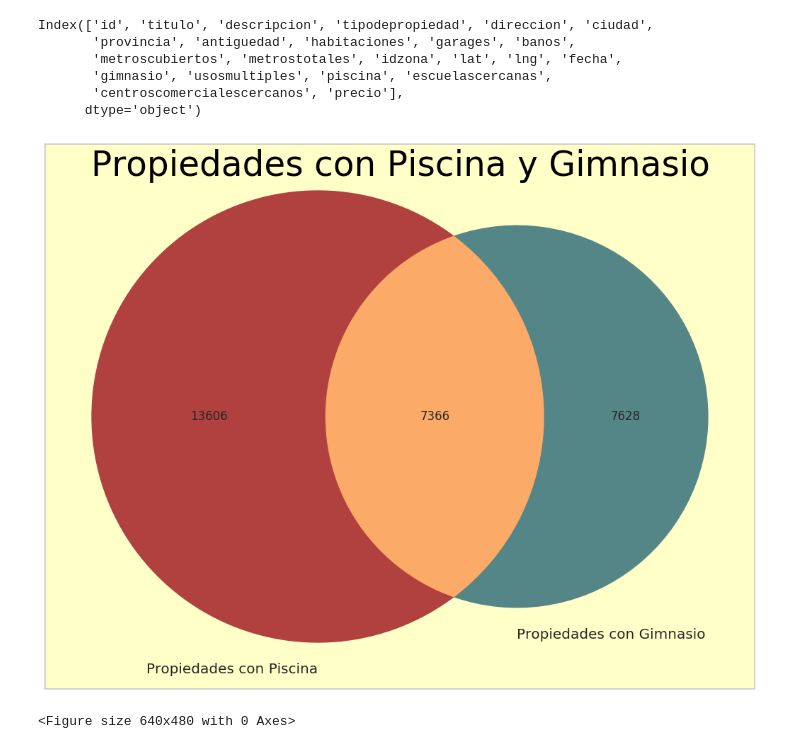
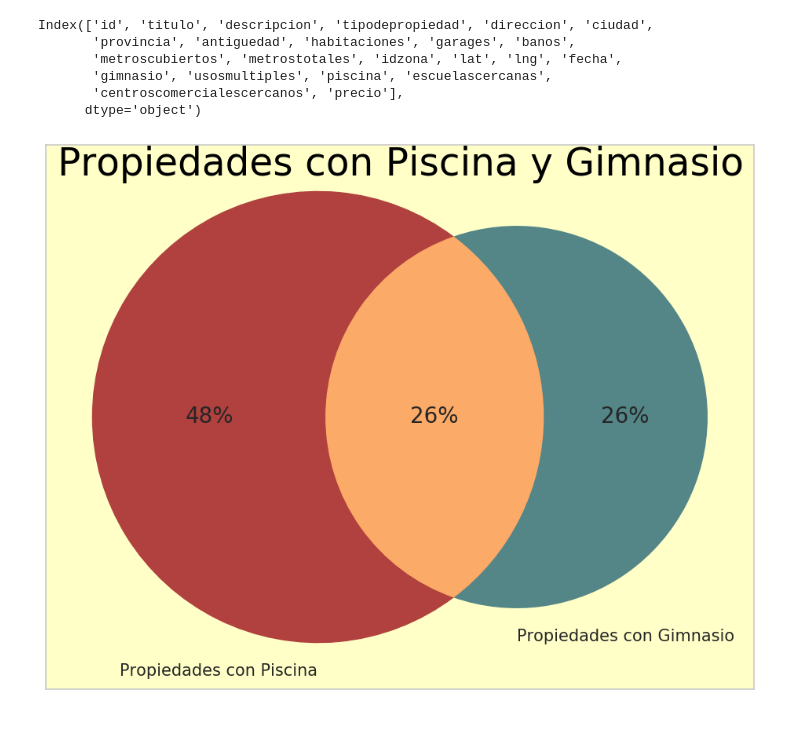
Before and after one commit to nicomatex/datos_tp1_2c2019, a Jupyter notebook: notebooks/Propiedades con Piscina y Gimnasio/Propiedades con Piscina y Gimnasio.ipynb, the cells around one changed output. Cells and saved outputs as stored; diff of their text form; code cells hidden in the pictures.

Commit message:
Modificado el diagrama de Venn de Propiedades con Piscina y Gimnasio

```diff
--- a/notebooks/Propiedades con Piscina y Gimnasio/Propiedades con Piscina y Gimnasio.ipynb
+++ b/notebooks/Propiedades con Piscina y Gimnasio/Propiedades con Piscina y Gimnasio.ipynb
@@ -47,6 +47,7 @@ Index(['id', 'titulo', 'descripcion', 'tipodepropiedad', 'direccion', 'ciudad',
       dtype='object')
 # %%
 df2 = df.loc[(~df['piscina'].isnull()) & (~df['gimnasio'].isnull())].copy()
+cant_con_piscina_o_gimnasio = len(df2.loc[(df2['piscina']== True) | (df2['gimnasio']==True)])
 # %%
 ids_con_piscina = set(df2.loc[df2['piscina'] == True].id)
 # %%
@@ -54,19 +58,32 @@ ids_con_gimnasio = set(df2.loc[df2['gimnasio'] == True].id)
 # %%
-plt.figure(figsize=(20, 10))
+plt.figure(figsize=(18, 9))
 g = venn2([ids_con_piscina,ids_con_gimnasio],set_labels=('A','B'),alpha=1)
 plt.text(0,0.5,'Propiedades con Piscina y Gimnasio', ha='center', va='bottom', size=35, color='#000000' )
 plt.gca().set_facecolor('#FFFFC7')
 plt.gca().set_axis_on()
 g.get_label_by_id('A').set_text("Propiedades con Piscina")
 g.get_label_by_id('B').set_text("Propiedades con Gimnasio")
+g.get_label_by_id('A').set_size(15)
+g.get_label_by_id('B').set_size(15)
+
 g.get_patch_by_id('10').set_alpha(1.0)
 g.get_patch_by_id('10').set_color('#B0413E')
+porcentaje10 = int(round(100*float(g.get_label_by_id('10').get_text())/cant_con_piscina_o_gimnasio))
+g.get_label_by_id('10').set_text(f"{porcentaje10}%")
+g.get_label_by_id('10').set_size(20)
+
 g.get_patch_by_id('01').set_alpha(1.0)
 g.get_patch_by_id('01').set_color('#548687')
+porcentaje01 = int(round(100*float(g.get_label_by_id('01').get_text())/cant_con_piscina_o_gimnasio))-1
+g.get_label_by_id('01').set_text(f"{porcentaje01}%")
+g.get_label_by_id('01').set_size(20)
+
 g.get_patch_by_id('11').set_alpha(1.0)
 g.get_patch_by_id('11').set_color('#FCAA67')
-plt.show()
+porcentaje11 = int(round(100*float(g.get_label_by_id('11').get_text())/cant_con_piscina_o_gimnasio))
+g.get_label_by_id('11').set_text(f"{porcentaje11}%")
+g.get_label_by_id('11').set_size(20)
+
 plt.savefig('Propiedades con piscina y gimnasio.png', bbox_inches='tight')
 # %% [output]
-[figure, old version]
+[figure, new version]
-<Figure size 640x480 with 0 Axes>
```
Also changed, not shown: parts of 1 cell of this notebook.
